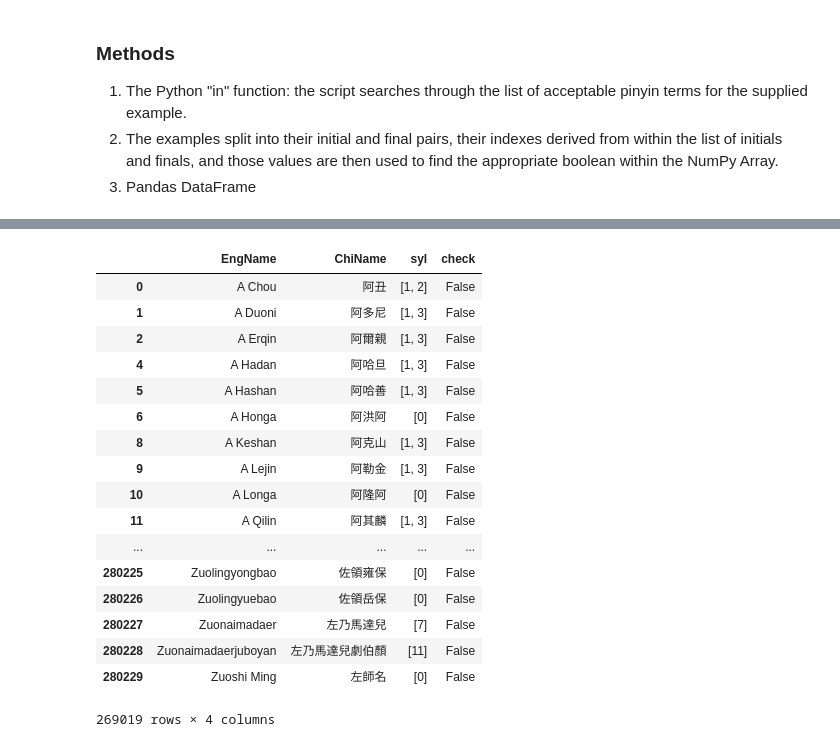
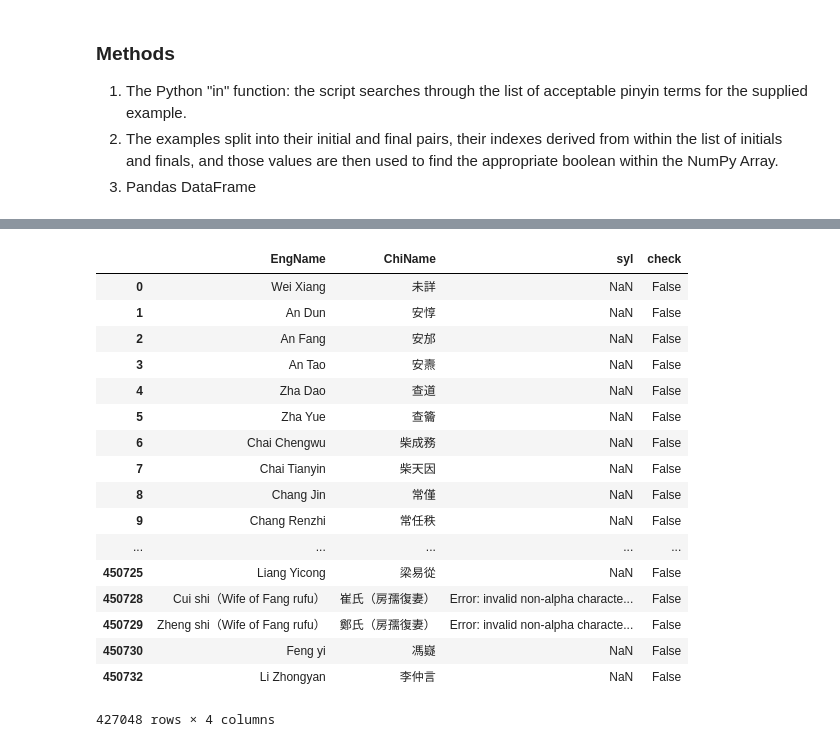
Before and after one commit to JHGFD82/ChineseSyllableCountGeneratorDraftNotes, a Jupyter notebook: Pinyin Syllable Count Generator.ipynb, the cells around one changed output, grey strips where cells are left out. Cells and saved outputs as stored; diff of their text form; code cells hidden in the pictures.

Commit message:
Added all CBDB names and serial numbers

```diff
--- a/Pinyin Syllable Count Generator.ipynb
+++ b/Pinyin Syllable Count Generator.ipynb
@@ -356,38 +355,38 @@ def sylCount(pinyin, test=False, errorReport=False):
 # %%
 import pandas as pd
 
 # Import CBDB data
-names = pd.read_csv('pinyinTestNames.csv', names=['EngName','ChiName'], header=0)
+names = pd.read_csv('allCBDBnames.csv', index_col=0, names=['EngName','ChiName'], dtype=str, header=0)
 
 # Run sylCount function on 'EngName' column
-names['syl'] = names['EngName'].apply(sylCount)
+names['syl'] = names['EngName'].apply(sylCount, CBDB=True, errorReport=True)
 
 # Add 'check' column to validate results
 def tryAdd(x):
     try:
         return sum(x)
     except:
         return
 names['check'] = names['ChiName'].str.len() == names['syl'].apply(tryAdd)
 
 # Filter results to show false negatives
 names[~names['check']]
 # %% [output]
 |  | EngName | ChiName | syl | check |
-| 0 | A Chou | 阿丑 | [1, 2] | False |
-| 1 | A Duoni | 阿多尼 | [1, 3] | False |
-| 2 | A Erqin | 阿爾親 | [1, 3] | False |
-| 4 | A Hadan | 阿哈旦 | [1, 3] | False |
-| 5 | A Hashan | 阿哈善 | [1, 3] | False |
-| 6 | A Honga | 阿洪阿 | [0] | False |
-| 8 | A Keshan | 阿克山 | [1, 3] | False |
-| 9 | A Lejin | 阿勒金 | [1, 3] | False |
-| 10 | A Longa | 阿隆阿 | [0] | False |
-| 11 | A Qilin | 阿其麟 | [1, 3] | False |
+| 0 | Wei Xiang | 未詳 | NaN | False |
+| 1 | An Dun | 安惇 | NaN | False |
+| 2 | An Fang | 安邡 | NaN | False |
+| 3 | An Tao | 安燾 | NaN | False |
+| 4 | Zha Dao | 查道 | NaN | False |
+| 5 | Zha Yue | 查籥 | NaN | False |
+| 6 | Chai Chengwu | 柴成務 | NaN | False |
+| 7 | Chai Tianyin | 柴天因 | NaN | False |
+| 8 | Chang Jin | 常僅 | NaN | False |
+| 9 | Chang Renzhi | 常任秩 | NaN | False |
 | ... | ... | ... | ... | ... |
-| 280225 | Zuolingyongbao | 佐領雍保 | [0] | False |
-| 280226 | Zuolingyuebao | 佐領岳保 | [0] | False |
-| 280227 | Zuonaimadaer | 左乃馬達兒 | [7] | False |
-| 280228 | Zuonaimadaerjuboyan | 左乃馬達兒劇伯顏 | [11] | False |
-| 280229 | Zuoshi Ming | 左師名 | [0] | False |
+| 450725 | Liang Yicong | 梁易從 | NaN | False |
+| 450728 | Cui shi（Wife of Fang rufu） | 崔氏（房孺復妻） | Error: invalid non-alpha characte... | False |
+| 450729 | Zheng shi（Wife of Fang rufu） | 鄭氏（房孺復妻） | Error: invalid non-alpha characte... | False |
+| 450730 | Feng yi | 馮嶷 | NaN | False |
+| 450732 | Li Zhongyan | 李仲言 | NaN | False |
-269019 rows × 4 columns
+427048 rows × 4 columns
```
Also changed, not shown: parts of 7 cells of this notebook, 1 other file.
